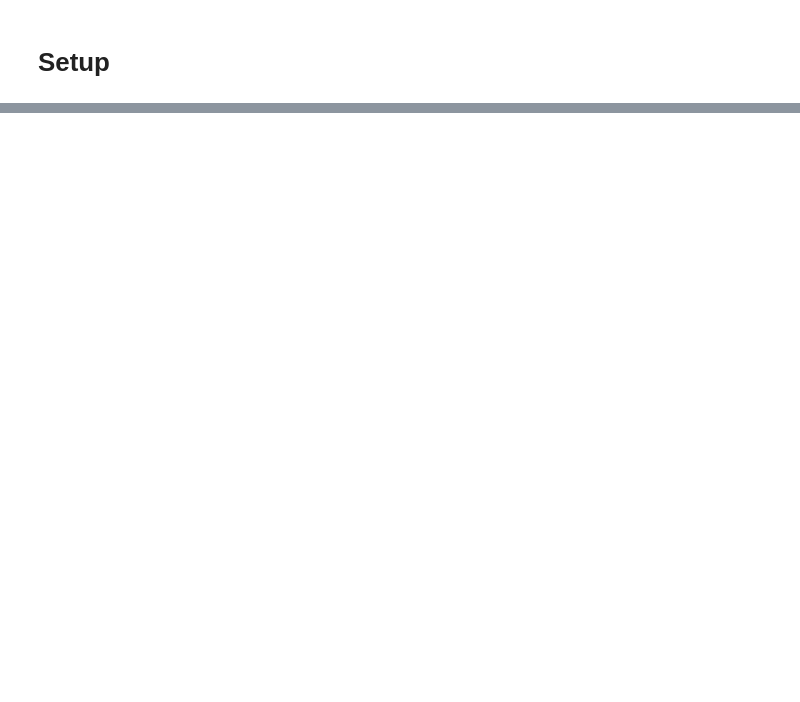
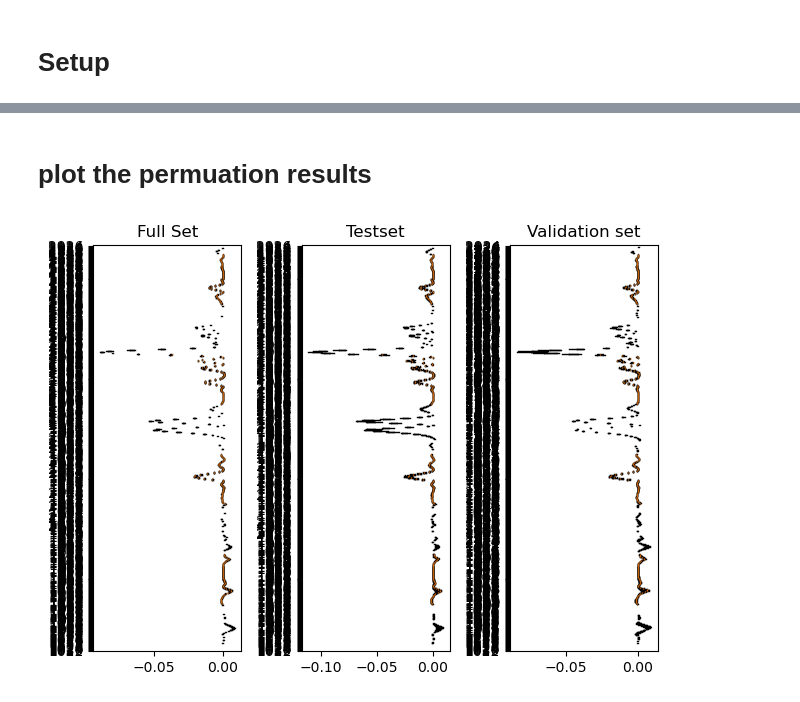
Before and after one commit to thegitrogmonster/Zamberger_thesis_AL2024, a Jupyter notebook: 06_Feature_Importance/06_feature_importance.ipynb, the cells around one changed output, grey strips where cells are left out. Cells and saved outputs as stored; diff of their text form; code cells hidden in the pictures; blank space fills up the shorter version.

Commit message:
Finalized Feature Importance Analysis and generated results for all relevant models

```diff
--- a/06_Feature_Importance/06_feature_importance.ipynb
+++ b/06_Feature_Importance/06_feature_importance.ipynb
@@ -43,0 +272,46 @@ sys.path
+# %%
+perm_results = permutation_importance(model, X, y,
+                               n_repeats=3,
+                               random_state=random_state,
+                               n_jobs=30)
+# %%
+perm_results_test = permutation_importance(model, X_test, y_test,
+                               n_repeats=3,
+                               random_state=random_state,
+                               n_jobs=30)
+# %%
+perm_results_val = permutation_importance(model, X_val, y_val,
+                               n_repeats=3,
+                               random_state=random_state,
+                               n_jobs=30)
+# %% [markdown]
+# plot the permuation results
+# %%
+perm_sorted_idx = perm_results.importances_mean.argsort()
+perm_sorted_test_idx = perm_results_test.importances_mean.argsort()
+perm_sorted_val_idx = perm_results_val.importances_mean.argsort()
+# %%
+fig, (ax1, ax2, ax3) = plt.subplots(1,3)
+# fig, ( ax2, ax3) = plt.subplots(1,2)
+
+ax1.boxplot(
+    perm_results.importances.T, vert=False, labels=X.columns[perm_sorted_idx]
+)
+
+ax1.set_title("Full Set")
+
+ax2.boxplot(
+    perm_results_test.importances.T, vert=False, labels=X_test.columns[perm_sorted_test_idx]
+)
+#ax2.vline(x = 0, color = 'red')
+ax2.set_title("Testset")
+
+ax3.boxplot(
+    perm_results_val.importances.T, vert=False, labels=X_val.columns[perm_sorted_val_idx]
+)
+#ax3.vline(x = 0, color = 'red')
+ax3.set_title("Validation set")
+fig.tight_layout()
+plt.show()
+# %% [output]
+[figure, added]
```
Also changed, not shown: parts of 38 cells of this notebook, 51 other files.
